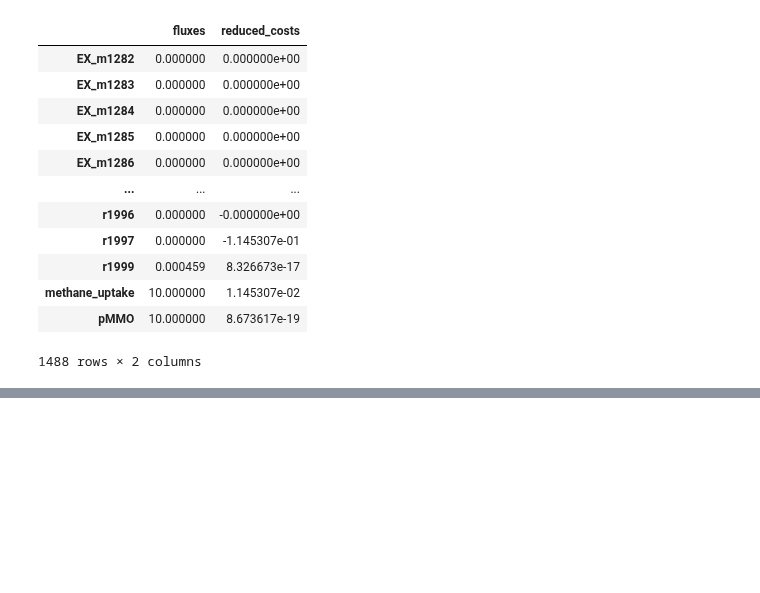
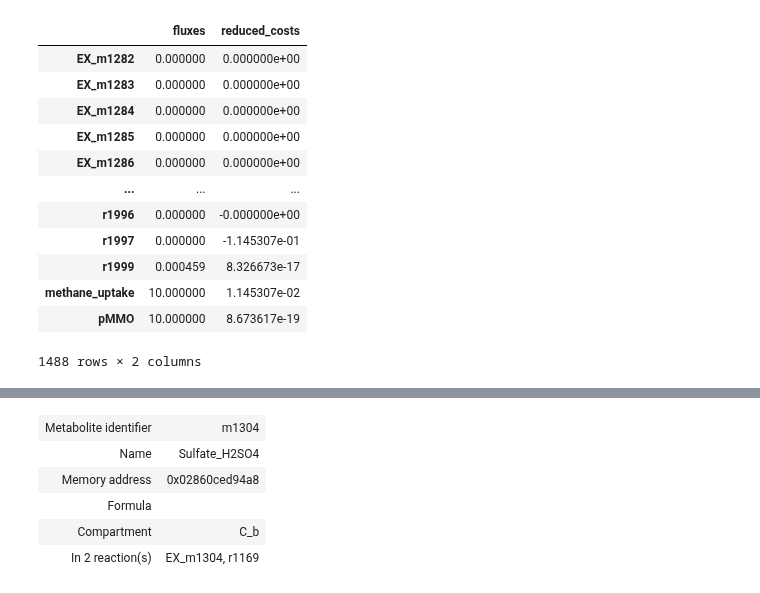
Before and after one commit to Schwebus/DTU_Biobuilders_2021, a Jupyter notebook: GSM_model/iLC915_testing.ipynb, the cells around one changed output, grey strips where cells are left out. Cells and saved outputs as stored; diff of their text form; code cells hidden in the pictures; blank space fills up the shorter version.

```diff
--- a/GSM_model/iLC915_testing.ipynb
+++ b/GSM_model/iLC915_testing.ipynb
@@ -623,0 +719,9 @@ Optimal solution with objective value 0.057
+# %%
+phaffii_genes.metabolites.m1304
+# %% [output]
+| Metabolite identifier | m1304 |
+| Name | Sulfate_H2SO4 |
+| Memory address | 0x02860ced94a8 |
+| Formula |  |
+| Compartment | C_b |
+| In 2 reaction(s) | EX_m1304, r1169 |
```
Also changed, not shown: parts of 13 cells of this notebook, 3 other files.
